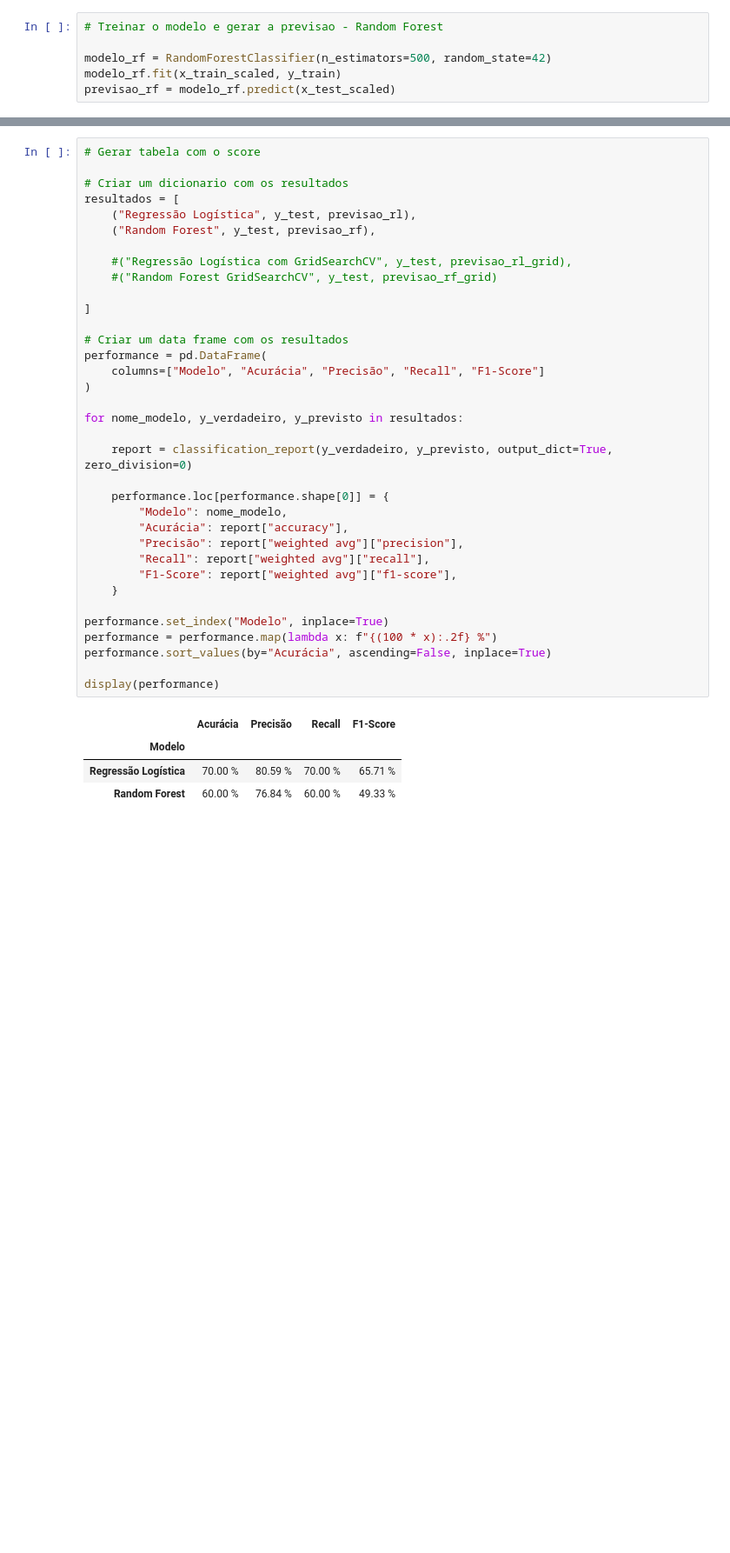
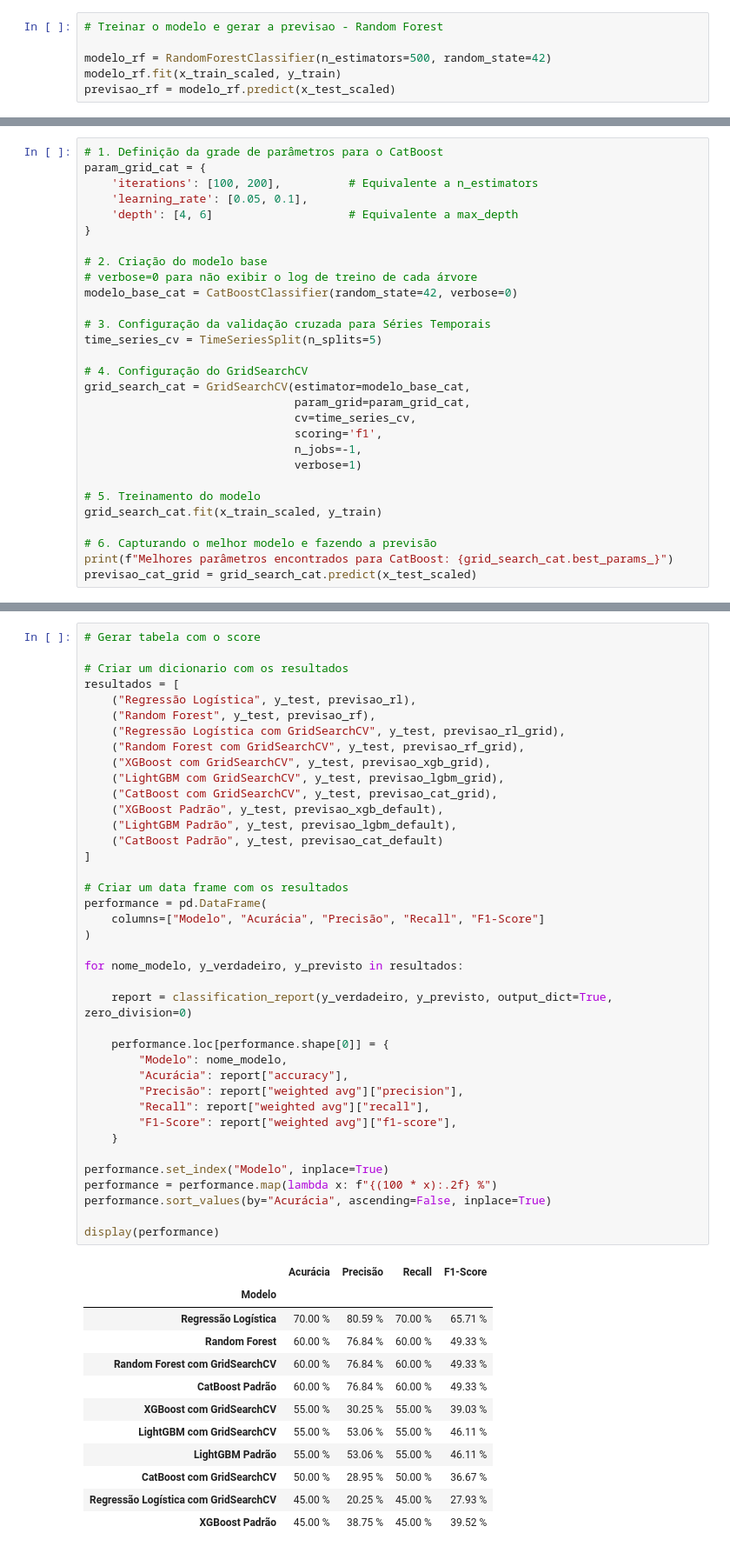
Before and after one commit to RicardViana/fiap-Machine-Learning-and-Time-Series, a Jupyter notebook: tech_challenge_fase_2.ipynb, the cells around one changed output, grey strips where cells are left out. Shown at 87% size. Saved outputs shown, nothing was run; the diff lists cells and outputs as text; blank space fills up the shorter version.

```diff
--- a/tech_challenge_fase_2.ipynb
+++ b/tech_challenge_fase_2.ipynb
@@ -500,0 +690,29 @@ previsao_rf = modelo_rf.predict(x_test_scaled)
+# %%
+# 1. Definição da grade de parâmetros para o CatBoost
+param_grid_cat = {
+    'iterations': [100, 200],          # Equivalente a n_estimators
+    'learning_rate': [0.05, 0.1],
+    'depth': [4, 6]                    # Equivalente a max_depth
+}
+
+# 2. Criação do modelo base
+# verbose=0 para não exibir o log de treino de cada árvore
+modelo_base_cat = CatBoostClassifier(random_state=42, verbose=0)
+
+# 3. Configuração da validação cruzada para Séries Temporais
+time_series_cv = TimeSeriesSplit(n_splits=5)
+
+# 4. Configuração do GridSearchCV
+grid_search_cat = GridSearchCV(estimator=modelo_base_cat,
+                               param_grid=param_grid_cat,
+                               cv=time_series_cv,
+                               scoring='f1',
+                               n_jobs=-1,
+                               verbose=1)
+
+# 5. Treinamento do modelo
+grid_search_cat.fit(x_train_scaled, y_train)
+
+# 6. Capturando o melhor modelo e fazendo a previsão
+print(f"Melhores parâmetros encontrados para CatBoost: {grid_search_cat.best_params_}")
+previsao_cat_grid = grid_search_cat.predict(x_test_scaled)
@@ -505,36 +726,48 @@ previsao_rf = modelo_rf.predict(x_test_scaled)
 resultados = [
     ("Regressão Logística", y_test, previsao_rl),
     ("Random Forest", y_test, previsao_rf),
-
-    #("Regressão Logística com GridSearchCV", y_test, previsao_rl_grid),
-    #("Random Forest GridSearchCV", y_test, previsao_rf_grid)
-
+    ("Regressão Logística com GridSearchCV", y_test, previsao_rl_grid),
+    ("Random Forest com GridSearchCV", y_test, previsao_rf_grid),
+    ("XGBoost com GridSearchCV", y_test, previsao_xgb_grid),
+    ("LightGBM com GridSearchCV", y_test, previsao_lgbm_grid),
+    ("CatBoost com GridSearchCV", y_test, previsao_cat_grid),
+    ("XGBoost Padrão", y_test, previsao_xgb_default),
+    ("LightGBM Padrão", y_test, previsao_lgbm_default),
+    ("CatBoost Padrão", y_test, previsao_cat_default)
 ]
 
 # Criar um data frame com os resultados
 performance = pd.DataFrame(
     columns=["Modelo", "Acurácia", "Precisão", "Recall", "F1-Score"]
 )
 
 for nome_modelo, y_verdadeiro, y_previsto in resultados:
 
     report = classification_report(y_verdadeiro, y_previsto, output_dict=True, zero_division=0)
 
     performance.loc[performance.shape[0]] = {
         "Modelo": nome_modelo,
         "Acurácia": report["accuracy"],
         "Precisão": report["weighted avg"]["precision"],
         "Recall": report["weighted avg"]["recall"],
         "F1-Score": report["weighted avg"]["f1-score"],
     }
 
 performance.set_index("Modelo", inplace=True)
 performance = performance.map(lambda x: f"{(100 * x):.2f} %")
 performance.sort_values(by="Acurácia", ascending=False, inplace=True)
 
 display(performance)
 # %% [output]
 |  | Acurácia | Precisão | Recall | F1-Score |
 | Modelo |  |  |  |  |
 | Regressão Logística | 70.00 % | 80.59 % | 70.00 % | 65.71 % |
 | Random Forest | 60.00 % | 76.84 % | 60.00 % | 49.33 % |
+| Random Forest com GridSearchCV | 60.00 % | 76.84 % | 60.00 % | 49.33 % |
+| CatBoost Padrão | 60.00 % | 76.84 % | 60.00 % | 49.33 % |
+| XGBoost com GridSearchCV | 55.00 % | 30.25 % | 55.00 % | 39.03 % |
+| LightGBM com GridSearchCV | 55.00 % | 53.06 % | 55.00 % | 46.11 % |
+| LightGBM Padrão | 55.00 % | 53.06 % | 55.00 % | 46.11 % |
+| CatBoost com GridSearchCV | 50.00 % | 28.95 % | 50.00 % | 36.67 % |
+| Regressão Logística com GridSearchCV | 45.00 % | 20.25 % | 45.00 % | 27.93 % |
+| XGBoost Padrão | 45.00 % | 38.75 % | 45.00 % | 39.52 % |
```
Also changed, not shown: parts of 11 cells of this notebook.
